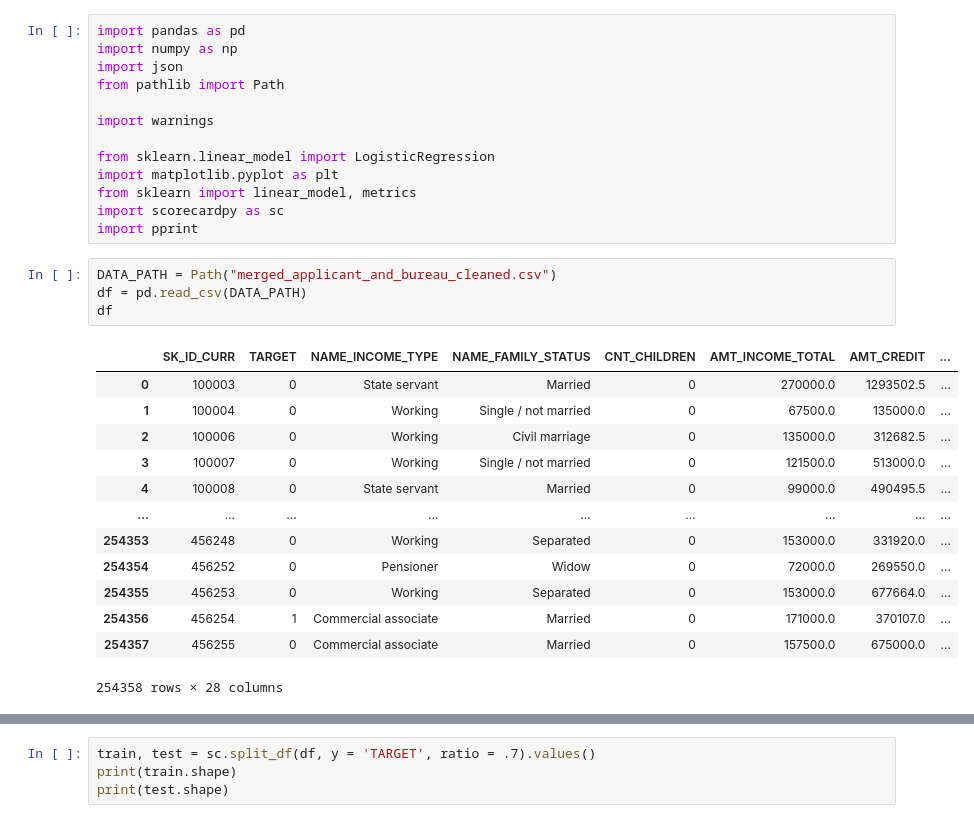
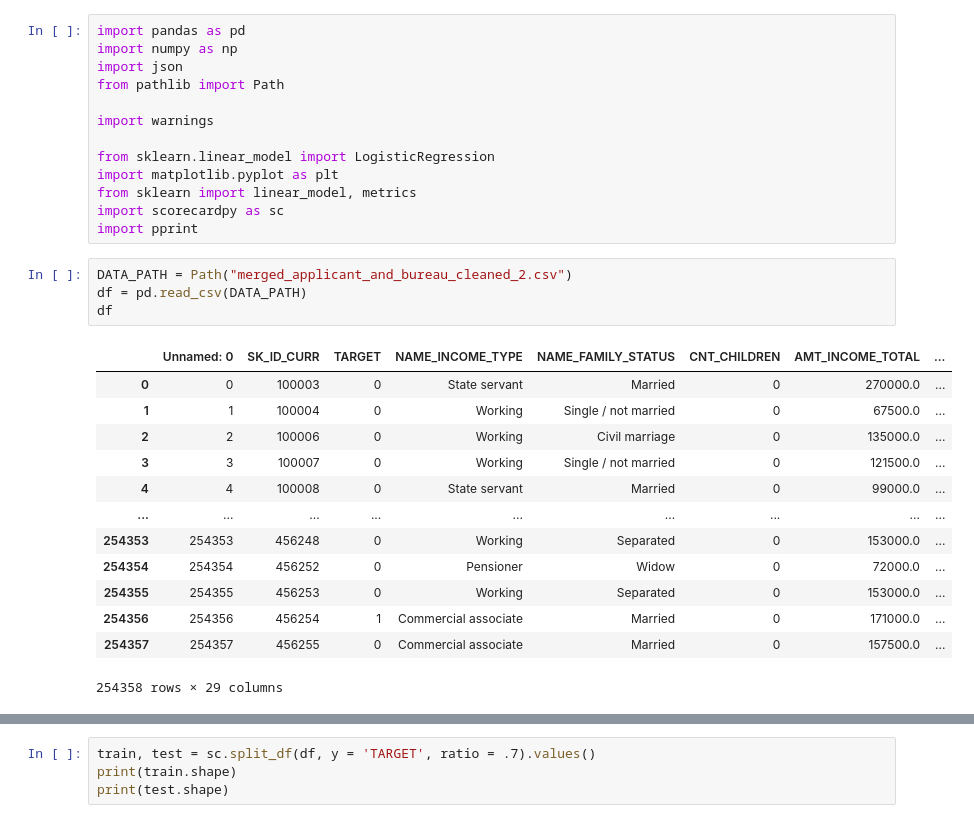
Before and after one commit to JohnErnestTan/Financial-Analytics-for-Elderly-care-Support-Loan-IS453, a Jupyter notebook: scorecard_chi_square.ipynb, the cells around one changed output, grey strips where cells are left out. Drawn from its saved outputs; the diff is of its cells as text.

```diff
--- a/scorecard_chi_square.ipynb
+++ b/scorecard_chi_square.ipynb
@@ -28,23 +28,23 @@ from sklearn import linear_model, metrics
 import scorecardpy as sc
 import pprint
 # %%
-DATA_PATH = Path("merged_applicant_and_bureau_cleaned.csv")
+DATA_PATH = Path("merged_applicant_and_bureau_cleaned_2.csv")
 df = pd.read_csv(DATA_PATH)
 df
 # %% [output]
-|  | SK_ID_CURR | TARGET | NAME_INCOME_TYPE | NAME_FAMILY_STATUS | CNT_CHILDREN | AMT_INCOME_TOTAL | AMT_CREDIT | ... |
-| 0 | 100003 | 0 | State servant | Married | 0 | 270000.0 | 1293502.5 | ... |
-| 1 | 100004 | 0 | Working | Single / not married | 0 | 67500.0 | 135000.0 | ... |
-| 2 | 100006 | 0 | Working | Civil marriage | 0 | 135000.0 | 312682.5 | ... |
-| 3 | 100007 | 0 | Working | Single / not married | 0 | 121500.0 | 513000.0 | ... |
-| 4 | 100008 | 0 | State servant | Married | 0 | 99000.0 | 490495.5 | ... |
+|  | Unnamed: 0 | SK_ID_CURR | TARGET | NAME_INCOME_TYPE | NAME_FAMILY_STATUS | CNT_CHILDREN | AMT_INCOME_TOTAL | ... |
+| 0 | 0 | 100003 | 0 | State servant | Married | 0 | 270000.0 | ... |
+| 1 | 1 | 100004 | 0 | Working | Single / not married | 0 | 67500.0 | ... |
+| 2 | 2 | 100006 | 0 | Working | Civil marriage | 0 | 135000.0 | ... |
+| 3 | 3 | 100007 | 0 | Working | Single / not married | 0 | 121500.0 | ... |
+| 4 | 4 | 100008 | 0 | State servant | Married | 0 | 99000.0 | ... |
 | ... | ... | ... | ... | ... | ... | ... | ... | ... |
-| 254353 | 456248 | 0 | Working | Separated | 0 | 153000.0 | 331920.0 | ... |
-| 254354 | 456252 | 0 | Pensioner | Widow | 0 | 72000.0 | 269550.0 | ... |
-| 254355 | 456253 | 0 | Working | Separated | 0 | 153000.0 | 677664.0 | ... |
-| 254356 | 456254 | 1 | Commercial associate | Married | 0 | 171000.0 | 370107.0 | ... |
-| 254357 | 456255 | 0 | Commercial associate | Married | 0 | 157500.0 | 675000.0 | ... |
+| 254353 | 254353 | 456248 | 0 | Working | Separated | 0 | 153000.0 | ... |
+| 254354 | 254354 | 456252 | 0 | Pensioner | Widow | 0 | 72000.0 | ... |
+| 254355 | 254355 | 456253 | 0 | Working | Separated | 0 | 153000.0 | ... |
+| 254356 | 254356 | 456254 | 1 | Commercial associate | Married | 0 | 171000.0 | ... |
+| 254357 | 254357 | 456255 | 0 | Commercial associate | Married | 0 | 157500.0 | ... |
-254358 rows × 28 columns
+254358 rows × 29 columns
 # %%
 df = df[[
     "TARGET",
```
Also changed, not shown: parts of 8 cells of this notebook, 2 other files.
